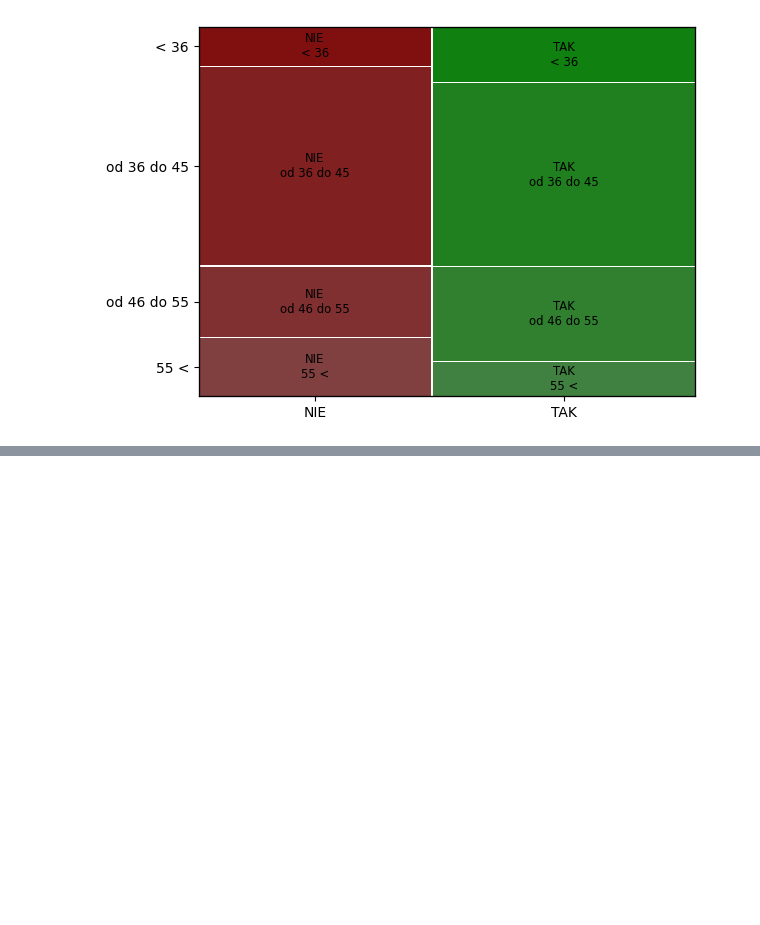
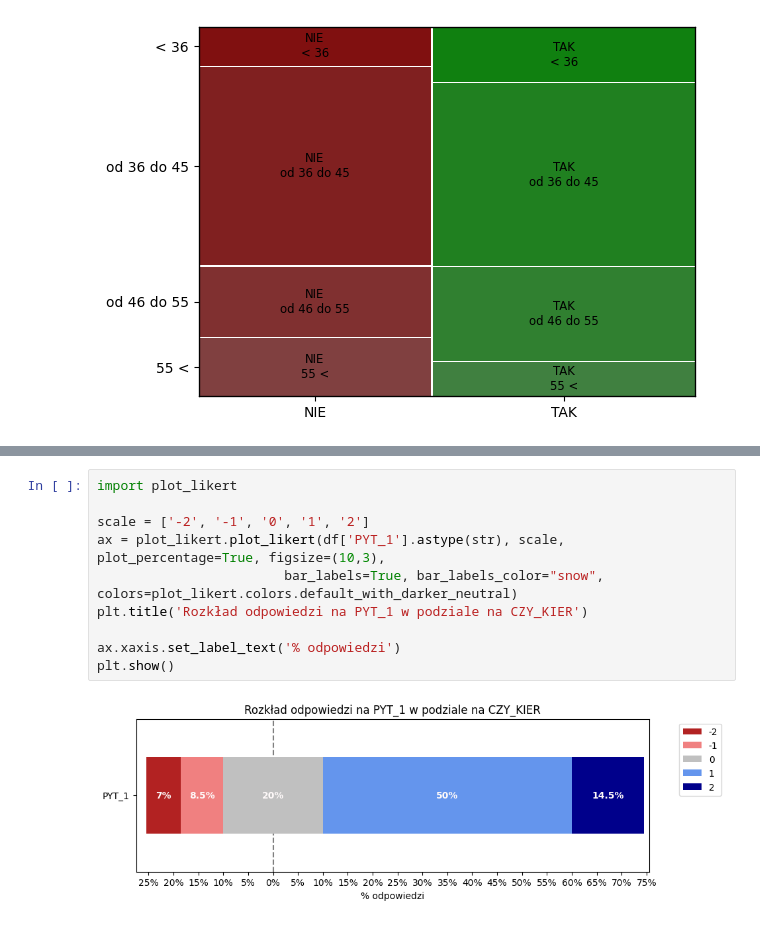
Before and after one commit to rafglo/Analysis-of-Survey-Data, a Jupyter notebook: lista1.ipynb, the cells around one changed output, grey strips where cells are left out. Saved outputs shown, nothing was run; the diff lists cells and outputs as text; blank space fills up the shorter version.

```diff
--- a/lista1.ipynb
+++ b/lista1.ipynb
@@ -254,0 +275,12 @@ plt.show()
+# %%
+import plot_likert
+
+scale = ['-2', '-1', '0', '1', '2']
+ax = plot_likert.plot_likert(df['PYT_1'].astype(str), scale, plot_percentage=True, figsize=(10,3),
+                        bar_labels=True, bar_labels_color="snow", colors=plot_likert.colors.default_with_darker_neutral)
+plt.title('Rozkład odpowiedzi na PYT_1 w podziale na CZY_KIER')
+
+ax.xaxis.set_label_text('% odpowiedzi')
+plt.show()
+# %% [output]
+[figure, added]
```
Also changed, not shown: parts of 18 cells of this notebook.
